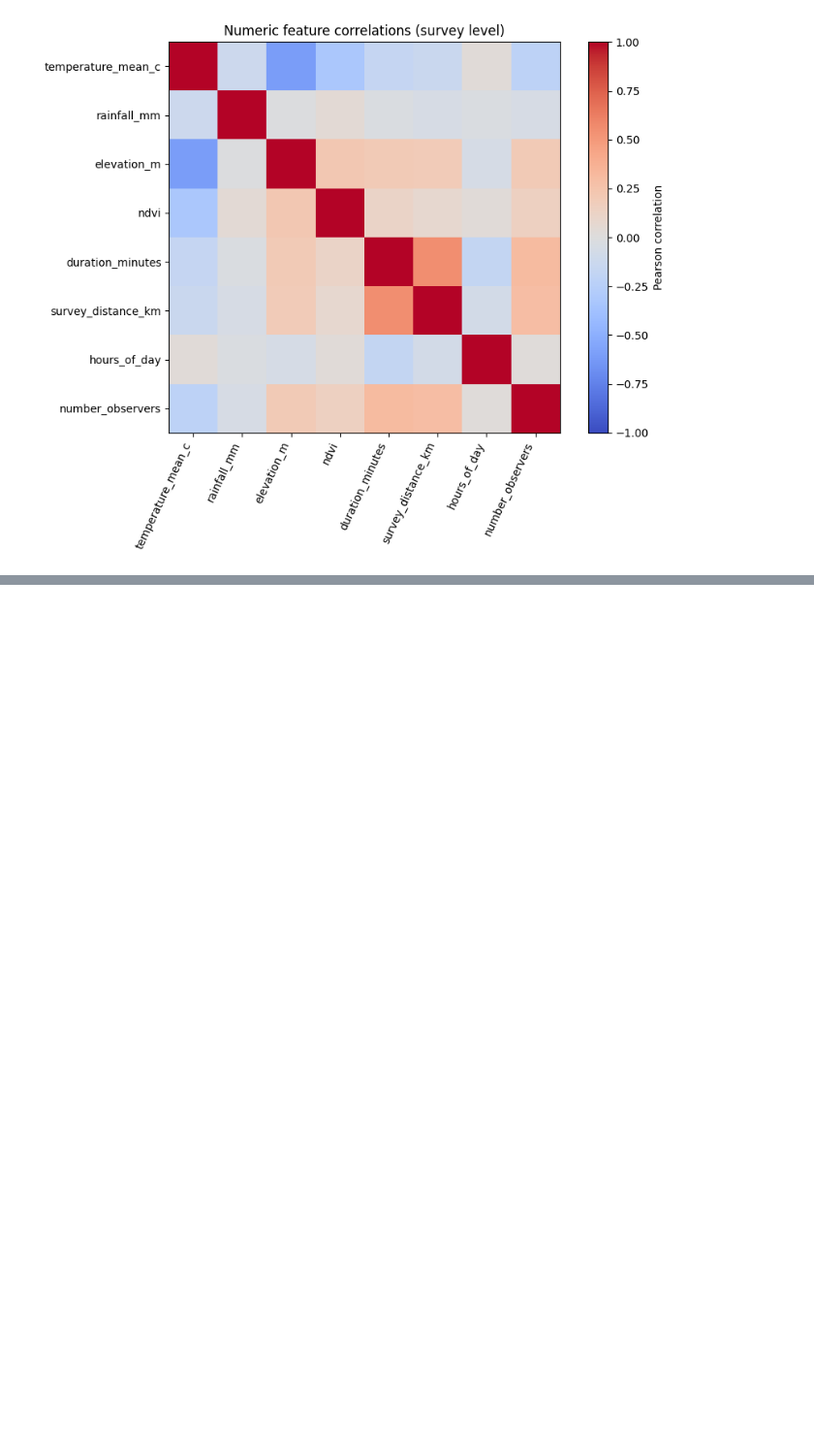
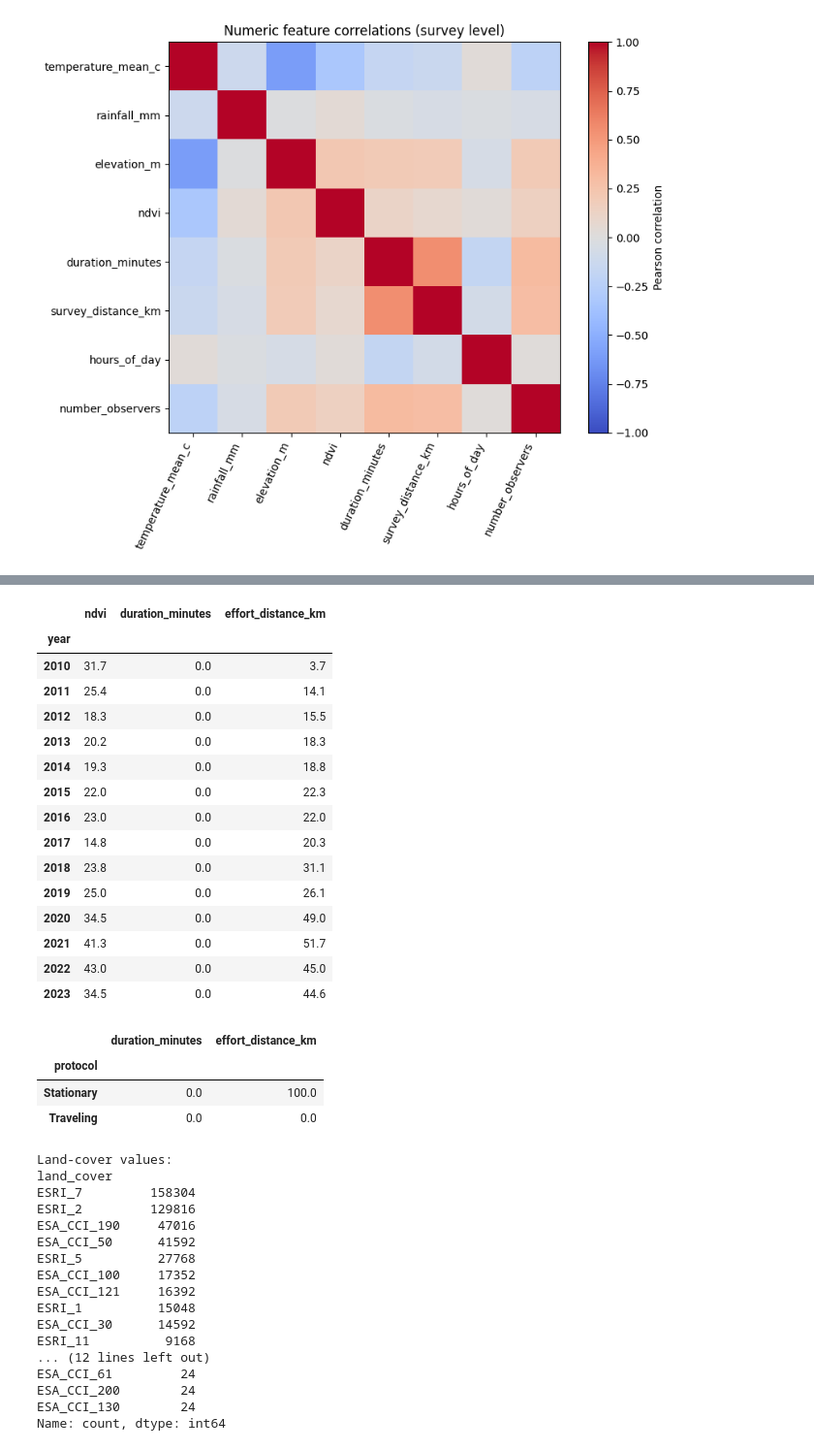
Before and after one commit to Sajiththiya/J26-IT-359, a Jupyter notebook: components/occurrence_prediction/Notebooks/01_Data_Understanding_EDA.ipynb, the cells around one changed output, grey strips where cells are left out. Shown at 97% size. Drawn from its saved outputs; the diff is of its cells as text; code cells hidden in the pictures; blank space fills up the shorter version.

Commit message:
Check data quality duplicates and missingness by survey protocol

```diff
--- a/components/occurrence_prediction/Notebooks/01_Data_Understanding_EDA.ipynb
+++ b/components/occurrence_prediction/Notebooks/01_Data_Understanding_EDA.ipynb
@@ -384,0 +391,31 @@ plt.show()
+# %%
+clean = df.copy()
+clean['observation_date'] = pd.to_datetime(clean['observation_date'], errors='coerce')
+print('Exact duplicate rows:', clean.duplicated().sum())
+print('Repeated checklist/species keys:', clean.duplicated(['checklist_id', 'scientific_name']).sum())
+print('Missing parsed dates:', clean['observation_date'].isna().sum())
+
+clean['invalid_coordinates'] = (~clean['latitude'].between(-90, 90) |
+                                ~clean['longitude'].between(-180, 180) |
+                                clean[['latitude', 'longitude']].isna().any(axis=1))
+clean['invalid_month'] = ~clean['month'].between(1, 12)
+clean['date_mismatch'] = (clean['observation_date'].notna() &
+    ((clean['observation_date'].dt.year != clean['year']) |
+     (clean['observation_date'].dt.month != clean['month'])))
+clean['invalid_ndvi'] = clean['ndvi'].notna() & ~clean['ndvi'].between(-0.2, 1)
+clean['invalid_rainfall'] = clean['rainfall_mm'].notna() & (clean['rainfall_mm'] < 0)
+clean['invalid_duration'] = clean['duration_minutes'].isna() | ~clean['duration_minutes'].between(0, 360, inclusive='right')
+clean['invalid_distance'] = clean['survey_distance_km'].isna() | ~clean['survey_distance_km'].between(0, 10)
+clean['invalid_target'] = clean['target_occurrence'].isna() | ~clean['target_occurrence'].isin([0, 1])
+flags = [c for c in clean.columns if c.startswith('invalid_') or c == 'date_mismatch']
+print('\nQuality checks:')
+print(clean[flags].sum())
+
+clean = clean.drop_duplicates().copy()
+if clean.duplicated(['checklist_id', 'scientific_name']).any():
+    raise ValueError('Conflicting checklist/species rows need review; they must not be silently removed.')
+if clean['invalid_target'].any():
+    raise ValueError('Invalid target values need review; do not impute them.')
+if clean.groupby('survey_group_id')['checklist_id'].nunique().gt(1).any():
+    raise ValueError('Multiple checklists represent the same shared survey; review before modelling.')
+print('Rows after exact duplicate removal:', len(clean))
@@ -384,0 +442,45 @@ plt.show()
+# %%
+display((clean.groupby('year')[['ndvi', 'duration_minutes', 'effort_distance_km']]
+         .apply(lambda x: x.isna().mean().mul(100).round(1))))
+display(clean.groupby('protocol')[['duration_minutes', 'effort_distance_km']]
+        .apply(lambda x: x.isna().mean().mul(100).round(1)))
+print('Land-cover values:')
+print(clean['land_cover'].value_counts(dropna=False).head(30))
+# %% [output]
+|  | ndvi | duration_minutes | effort_distance_km |
+| year |  |  |  |
+| 2010 | 31.7 | 0.0 | 3.7 |
+| 2011 | 25.4 | 0.0 | 14.1 |
+| 2012 | 18.3 | 0.0 | 15.5 |
+| 2013 | 20.2 | 0.0 | 18.3 |
+| 2014 | 19.3 | 0.0 | 18.8 |
+| 2015 | 22.0 | 0.0 | 22.3 |
+| 2016 | 23.0 | 0.0 | 22.0 |
+| 2017 | 14.8 | 0.0 | 20.3 |
+| 2018 | 23.8 | 0.0 | 31.1 |
+| 2019 | 25.0 | 0.0 | 26.1 |
+| 2020 | 34.5 | 0.0 | 49.0 |
+| 2021 | 41.3 | 0.0 | 51.7 |
+| 2022 | 43.0 | 0.0 | 45.0 |
+| 2023 | 34.5 | 0.0 | 44.6 |
+|  | duration_minutes | effort_distance_km |
+| protocol |  |  |
+| Stationary | 0.0 | 100.0 |
+| Traveling | 0.0 | 0.0 |
+Land-cover values:
+land_cover
+ESRI_7         158304
+ESRI_2         129816
+ESA_CCI_190     47016
+ESA_CCI_50      41592
+ESRI_5          27768
+ESA_CCI_100     17352
+ESA_CCI_121     16392
+ESRI_1          15048
+ESA_CCI_30      14592
+ESRI_11          9168
+... (12 lines left out)
+ESA_CCI_61         24
+ESA_CCI_200        24
+ESA_CCI_130        24
+Name: count, dtype: int64
```
Also changed, not shown: parts of 3 cells of this notebook.
